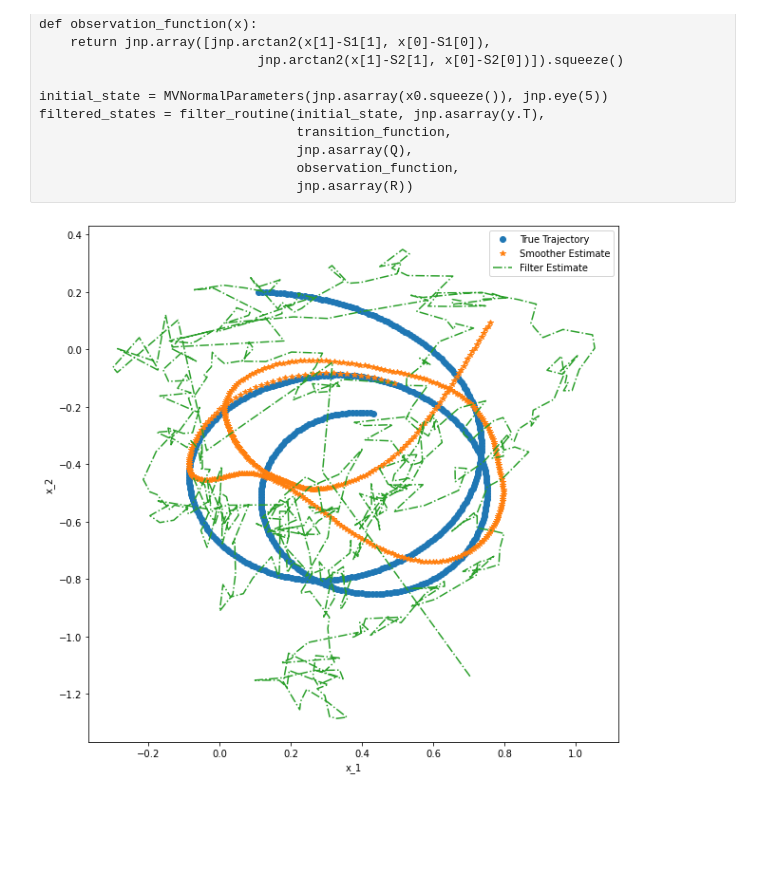
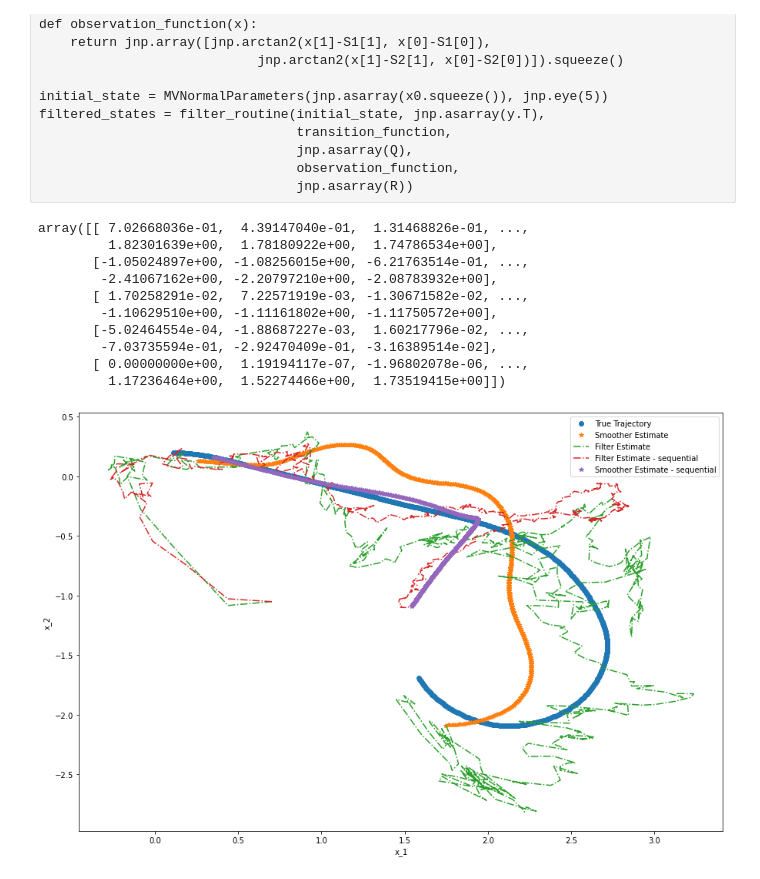
Before and after one commit to EEA-sensors/parallel-non-linear-gaussian-smoothers, a Jupyter notebook: parEKFS/ParallelEKFS.ipynb, the cells around one changed output. Saved outputs shown, nothing was run; the diff lists cells and outputs as text; code cells hidden in the pictures; blank space fills up the shorter version.

Commit message:
Smoother implemented

```diff
--- a/parEKFS/ParallelEKFS.ipynb
+++ b/parEKFS/ParallelEKFS.ipynb
@@ -45,3 +49,6 @@ Randn = pd.read_excel('Randn.xlsx').values
+# %%
+random_state = np.random.RandomState(42)
+Randn = random_state.randn(1, 10000)
 # %%
 x0 = np.array([[0.1, 0.2, 1, 0]]).T
 a = 1 + dt*10*np.cumsum(Randn[None,0,:RunTime])#(np.random.randn(1,RunTime))
@@ -90,16 +97,19 @@ for k in range(RunTime):
 
     if k > 0:
         f = f_fun(m)
-        F = df_fun(m)
+        F = df_fun(np.zeros_like(m))
 
         m = f
         P = F @ P @ F.T + Q
 
     h = h_fun(m)
-    H = dh_fun(m)
+    if k == 0:
+        H = dh_fun(m)
+    else:
+        H = dh_fun(np.zeros_like(m))
 
     S = H @ P @ H.T + R
-    K = P @ H.T @ np.linalg.inv(S)
+    K = lg.solve(S, H @ P, assume_a="pos").T
     m = m + K @ (y[:,k,None] - h)
     P = P - K @ S @ K.T
 
@@ -128,7 +138,7 @@ for k in range(RunTime-2 , -1, -1):
     PPS[:,:,k] = Ps
 
 
-plt.figure(figsize=(10,10))
+plt.figure(figsize=(15,10))
 plt.plot(X[0,:],X[1,:],'o',
          MMS[0,:],MMS[1,:],'*',
          MM[0,:], MM[1,:],'-.')
@@ -140,4 +150,5 @@ b=plt.ylabel('x_2')
 # %%
+%%time
 ################################ Parallel Computation #################################
 m0 = np.array([[-1, -1, 0, 0, 0]]).T
 P0 = np.diag([1, 1, 1, 1, 1])
@@ -145,7 +156,7 @@ x0 = m0 + np.linalg.cholesky(P0) @ np.random.randn(5,1)
 
 
 X_hat = np.zeros((5,RunTime))
-for i in range(11):
+for i in range(101):
 
     a = ekfs.filteringInitializer(Q, R, y, f_fun, df_fun, h_fun, dh_fun, X_hat, m0, P0, RunTime)
 
@@ -160,7 +171,7 @@ for i in range(11):
     X_hat = np.array(ekfs_m_ps).reshape(-1,len(ekfs_res[k]['b'])).T
     eks_m_ps = ekfs_m_ps.copy()
     eks_P_ps = ekfs_P_ps.copy()
-for i in range(1):
+for i in range(101):
     b = ekfs.smoothingInitializer(Q, f_fun, df_fun, X_hat, eks_m_ps, eks_P_ps, RunTime)
 
     rts_res = ekfs.parallelScanAlgorithm(b,RunTime, ekfs.smoothing)
@@ -169,7 +180,3 @@ for i in range(1):
         X_hat[:,RunTime-k-1,None] = rts_res[k]['g']
         eks_m_ps[RunTime-k-1] = rts_res[k]['g']
         eks_P_ps[RunTime-k-1] = rts_res[k]['L']
-
-
-# y_hat = np.zeros((2,RunTime))
-# for k in range(RunTime):
@@ -210,13 +229,28 @@ filtered_states = filter_routine(initial_state, jnp.asarray(y.T),
                                  jnp.asarray(R))
 # %%
 ekfs_m_ps = np.array(ekfs_m_ps).reshape(-1,5).T
+# %%
+ekfs_m_ps
+# %% [output]
+array([[ 7.02668036e-01,  4.39147040e-01,  1.31468826e-01, ...,
+         1.82301639e+00,  1.78180922e+00,  1.74786534e+00],
+       [-1.05024897e+00, -1.08256015e+00, -6.21763514e-01, ...,
+        -2.41067162e+00, -2.20797210e+00, -2.08783932e+00],
+       [ 1.70258291e-02,  7.22571919e-03, -1.30671582e-02, ...,
+        -1.10629510e+00, -1.11161802e+00, -1.11750572e+00],
+       [-5.02464554e-04, -1.88687227e-03,  1.60217796e-02, ...,
+        -7.03735594e-01, -2.92470409e-01, -3.16389514e-02],
+       [ 0.00000000e+00,  1.19194117e-07, -1.96802078e-06, ...,
+         1.17236464e+00,  1.52274466e+00,  1.73519415e+00]])
 # %%
-plt.figure(figsize=(10,10))
+plt.figure(figsize=(15,10))
 plt.plot(X[0,:],X[1,:],'o',
          X_hat[0,:],X_hat[1,:],'*',
-         ekfs_m_ps[0,:], ekfs_m_ps[1,:],'-.')
-c=plt.legend(['True Trajectory','Smoother Estimate', 'Filter Estimate'])
+         ekfs_m_ps[0,:], ekfs_m_ps[1,:],'-.',
+         MM[0,:], MM[1,:],'-.',
+         MMS[0,:], MMS[1,:],'*')
+c=plt.legend(['True Trajectory','Smoother Estimate', 'Filter Estimate', 'Filter Estimate - sequential', 'Smoother Estimate - sequential'])
 a=plt.xlabel('x_1')
 b=plt.ylabel('x_2')
 # %% [output]
-[figure, old version]
+[figure, new version]
```
Also changed, not shown: parts of 12 cells of this notebook, 8 other files.
